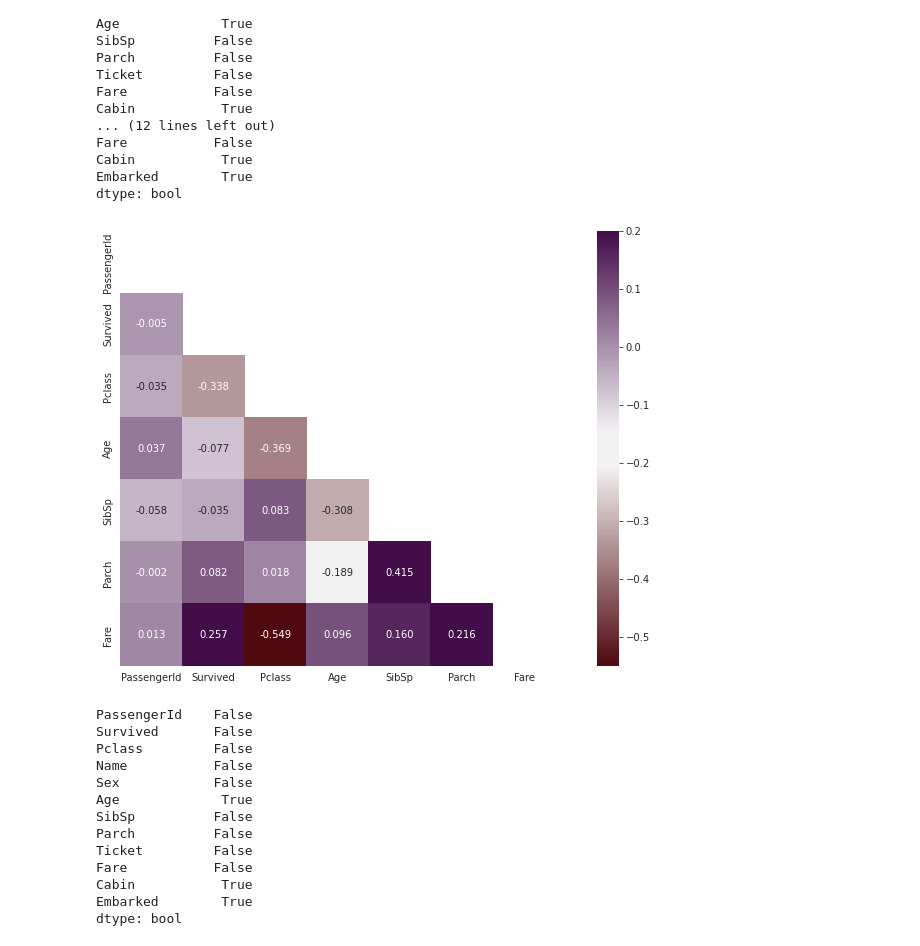
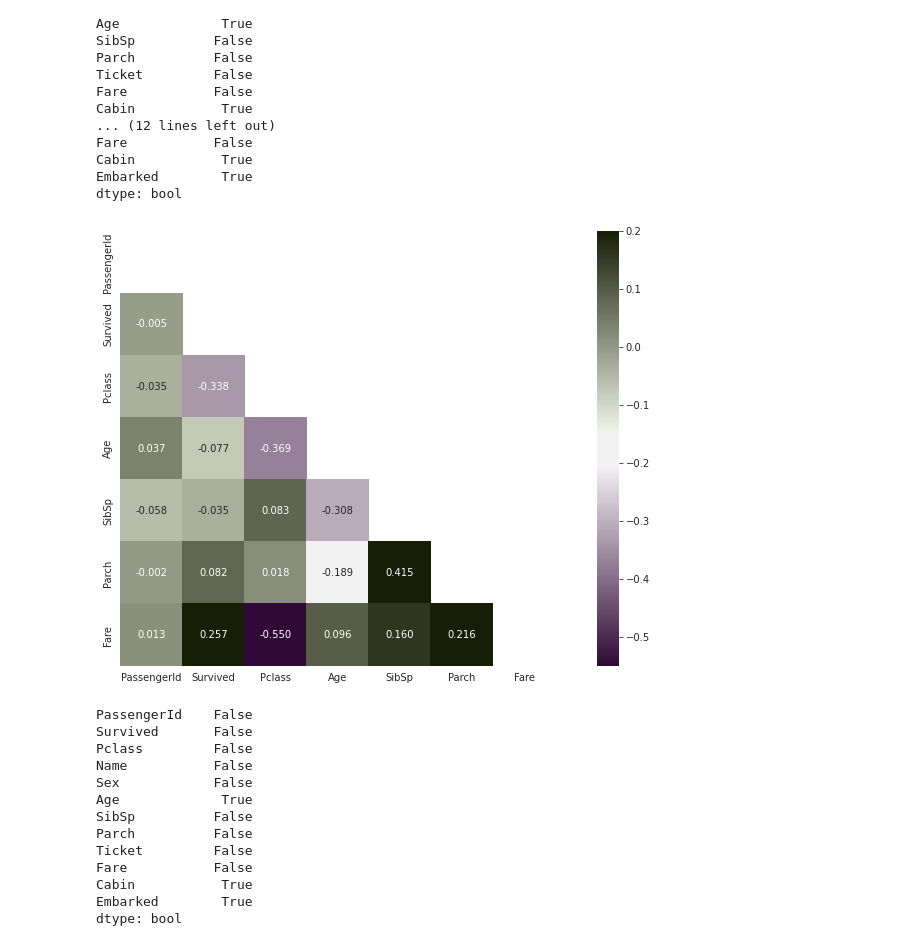
Before and after one commit to dyforge/dmtitanic, a Jupyter notebook: titanic.ipynb, the cells around one changed output. Cells and saved outputs as stored; diff of their text form; code cells hidden in the pictures.

```diff
--- a/titanic.ipynb
+++ b/titanic.ipynb
@@ -91,12 +91,12 @@ dtype: bool
 # %%
 mask = np.zeros_like(training_data.corr())
 mask[np.triu_indices_from(mask)] = True
-cmap = sns.diverging_palette(730, 300, sep=20, as_cmap=True, s=85, l=15, n=20)
+cmap = sns.diverging_palette(300, 100, sep=20, as_cmap=True, s=80, l=10, n=20)
 with sns.axes_style("white"):
     fig, ax = plt.subplots(1,1, figsize=(15,8))
     ax = sns.heatmap(training_data.corr(), mask=mask, vmax=0.2, square=True, annot=True, fmt=".3f", cmap=cmap)
 # %% [output]
-[figure, old version]
+[figure, new version]
 # %%
 new_training_data = training_data.copy()
 fare_mean = new_training_data["Fare"].mean()
```
Also changed, not shown: parts of 1 cell of this notebook.
